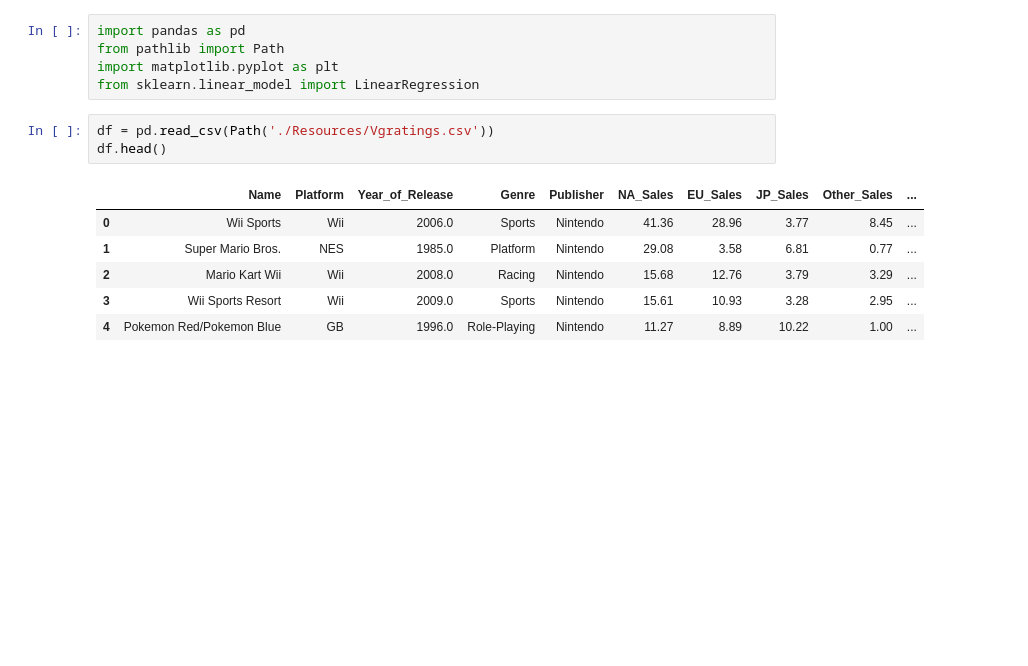
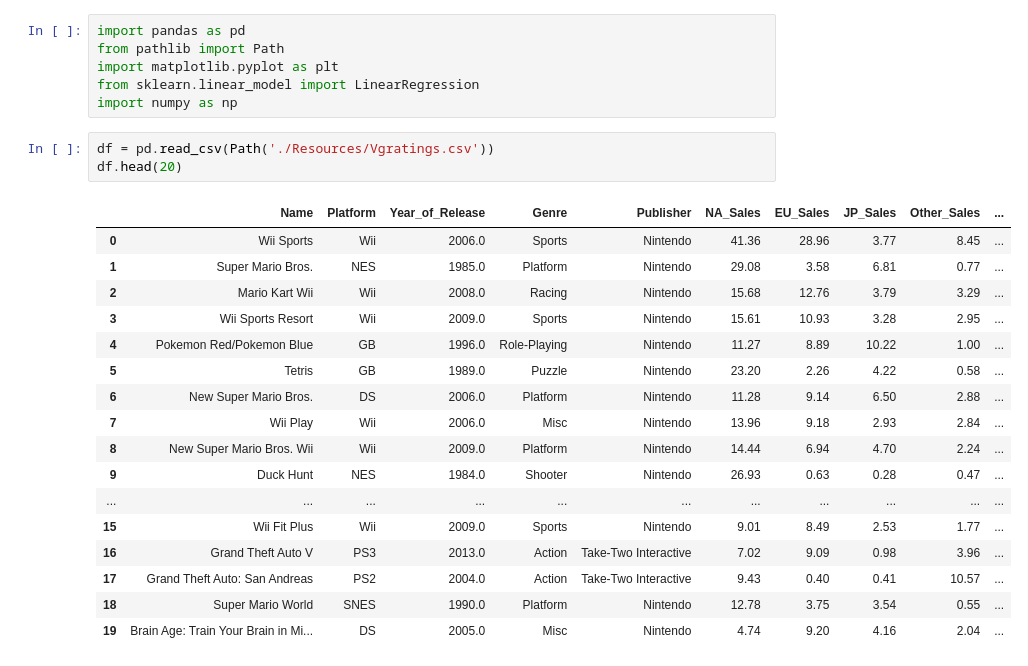
Before and after one commit to PeterAlesio/Video_Game_Analysis, a Jupyter notebook: linear_reg_model.ipynb, the cells around one changed output. Saved outputs shown, nothing was run; the diff lists cells and outputs as text; blank space fills up the shorter version.

```diff
--- a/linear_reg_model.ipynb
+++ b/linear_reg_model.ipynb
@@ -3,14 +3,26 @@ import pandas as pd
 from pathlib import Path
 import matplotlib.pyplot as plt
 from sklearn.linear_model import LinearRegression
+import numpy as np
 # %%
 df = pd.read_csv(Path('./Resources/Vgratings.csv'))
-df.head()
+df.head(20)
 # %% [output]
 |  | Name | Platform | Year_of_Release | Genre | Publisher | NA_Sales | EU_Sales | JP_Sales | Other_Sales | ... |
 | 0 | Wii Sports | Wii | 2006.0 | Sports | Nintendo | 41.36 | 28.96 | 3.77 | 8.45 | ... |
 | 1 | Super Mario Bros. | NES | 1985.0 | Platform | Nintendo | 29.08 | 3.58 | 6.81 | 0.77 | ... |
 | 2 | Mario Kart Wii | Wii | 2008.0 | Racing | Nintendo | 15.68 | 12.76 | 3.79 | 3.29 | ... |
 | 3 | Wii Sports Resort | Wii | 2009.0 | Sports | Nintendo | 15.61 | 10.93 | 3.28 | 2.95 | ... |
 | 4 | Pokemon Red/Pokemon Blue | GB | 1996.0 | Role-Playing | Nintendo | 11.27 | 8.89 | 10.22 | 1.00 | ... |
+| 5 | Tetris | GB | 1989.0 | Puzzle | Nintendo | 23.20 | 2.26 | 4.22 | 0.58 | ... |
+| 6 | New Super Mario Bros. | DS | 2006.0 | Platform | Nintendo | 11.28 | 9.14 | 6.50 | 2.88 | ... |
+| 7 | Wii Play | Wii | 2006.0 | Misc | Nintendo | 13.96 | 9.18 | 2.93 | 2.84 | ... |
+| 8 | New Super Mario Bros. Wii | Wii | 2009.0 | Platform | Nintendo | 14.44 | 6.94 | 4.70 | 2.24 | ... |
+| 9 | Duck Hunt | NES | 1984.0 | Shooter | Nintendo | 26.93 | 0.63 | 0.28 | 0.47 | ... |
+| ... | ... | ... | ... | ... | ... | ... | ... | ... | ... | ... |
+| 15 | Wii Fit Plus | Wii | 2009.0 | Sports | Nintendo | 9.01 | 8.49 | 2.53 | 1.77 | ... |
+| 16 | Grand Theft Auto V | PS3 | 2013.0 | Action | Take-Two Interactive | 7.02 | 9.09 | 0.98 | 3.96 | ... |
+| 17 | Grand Theft Auto: San Andreas | PS2 | 2004.0 | Action | Take-Two Interactive | 9.43 | 0.40 | 0.41 | 10.57 | ... |
+| 18 | Super Mario World | SNES | 1990.0 | Platform | Nintendo | 12.78 | 3.75 | 3.54 | 0.55 | ... |
+| 19 | Brain Age: Train Your Brain in Mi... | DS | 2005.0 | Misc | Nintendo | 4.74 | 9.20 | 4.16 | 2.04 | ... |
 # %%
```
Also changed, not shown: parts of 10 cells of this notebook.
